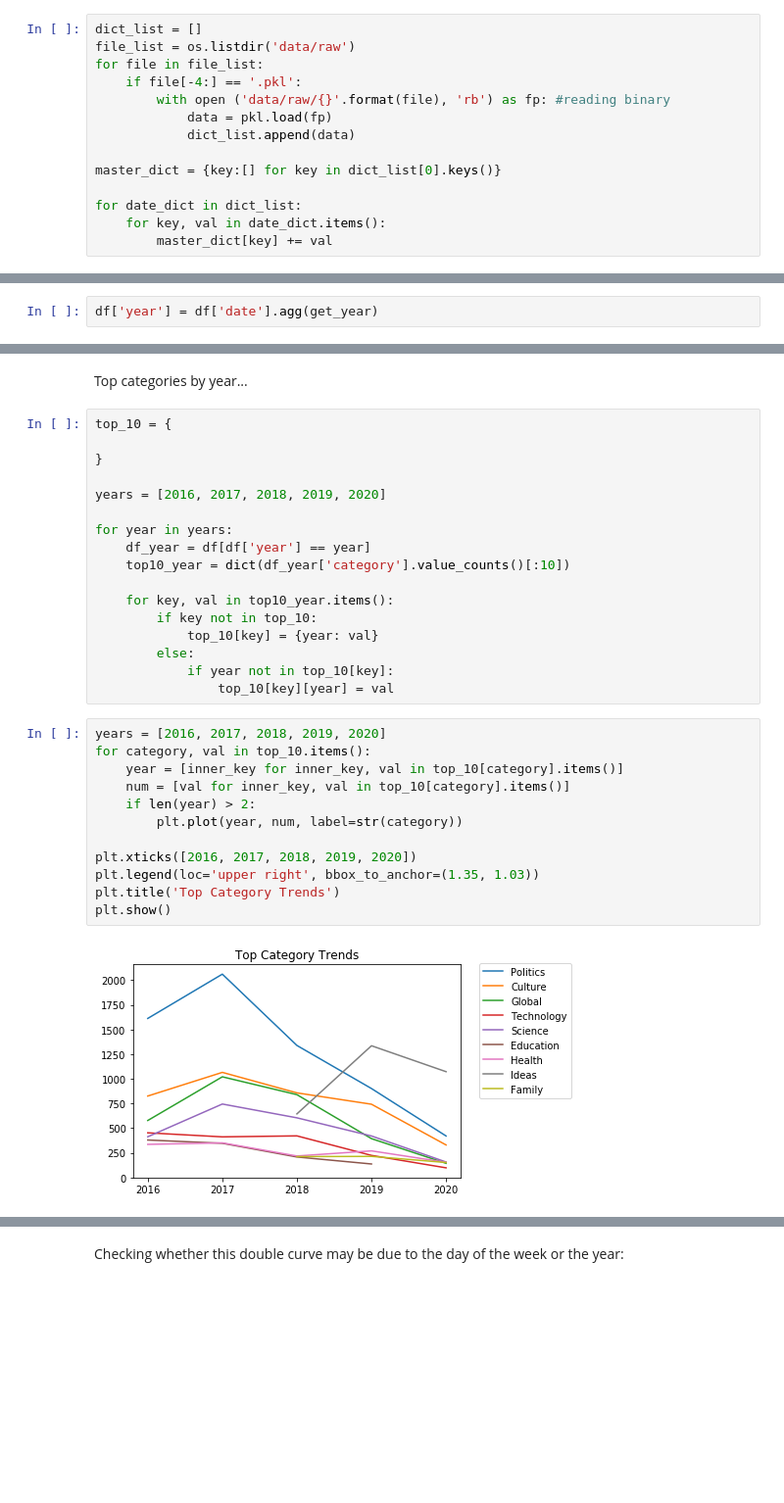
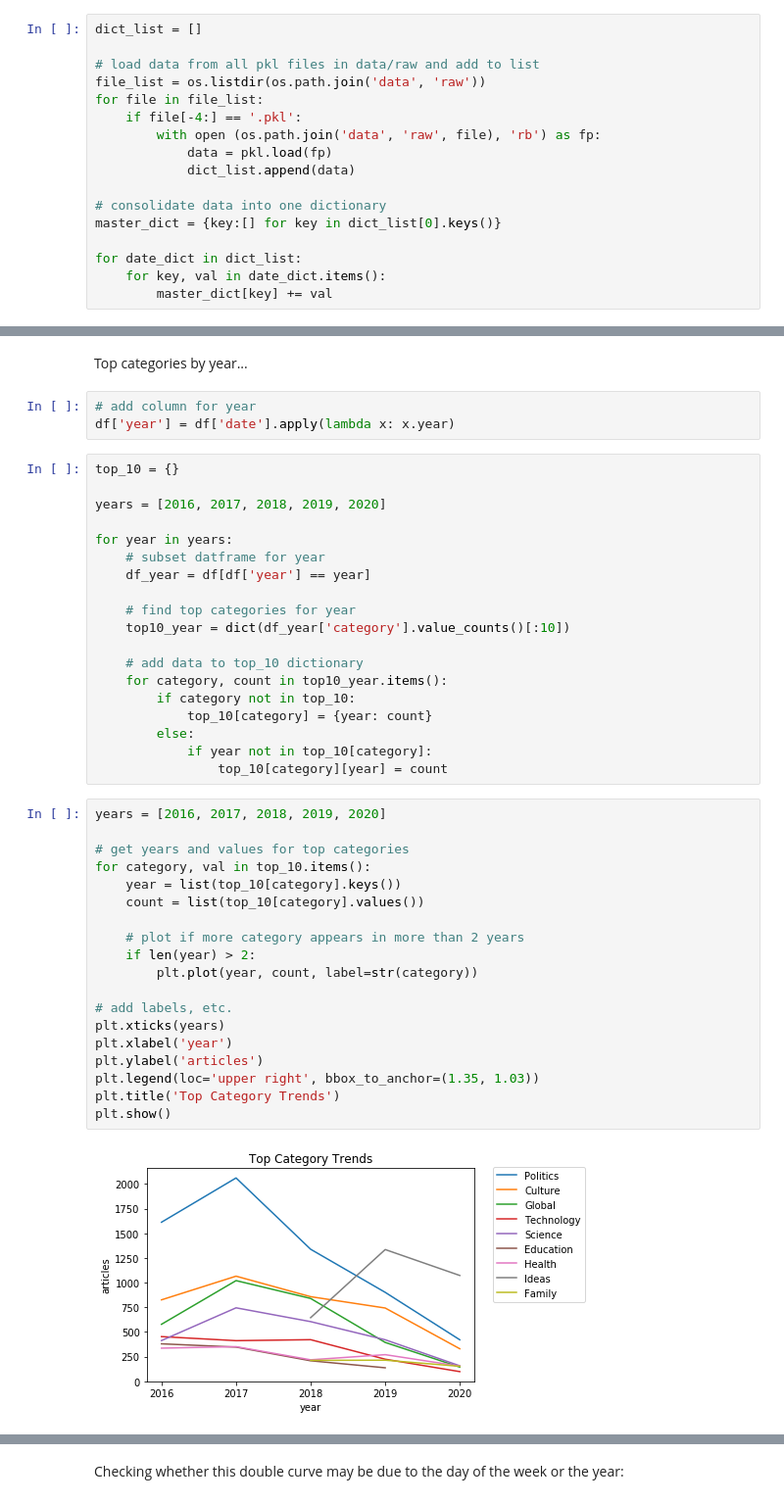
Before and after one commit to MNyikos/atlantic-analysis, a Jupyter notebook: 2.0_atlantic_eda_cleaning.ipynb, the cells around one changed output, grey strips where cells are left out. Shown at 98% size. Drawn from its saved outputs; the diff is of its cells as text; blank space fills up the shorter version.

```diff
--- a/2.0_atlantic_eda_cleaning.ipynb
+++ b/2.0_atlantic_eda_cleaning.ipynb
@@ -47,12 +31,15 @@ Loading pkl files and creating a DataFrame
 # %%
 dict_list = []
-file_list = os.listdir('data/raw')
+
+# load data from all pkl files in data/raw and add to list
+file_list = os.listdir(os.path.join('data', 'raw'))
 for file in file_list:
     if file[-4:] == '.pkl':
-        with open ('data/raw/{}'.format(file), 'rb') as fp: #reading binary
+        with open (os.path.join('data', 'raw', file), 'rb') as fp:
             data = pkl.load(fp)
             dict_list.append(data)
 
+# consolidate data into one dictionary
 master_dict = {key:[] for key in dict_list[0].keys()}
 
 for date_dict in dict_list:
@@ -63,5 +50,3 @@ df = pd.DataFrame(master_dict)
 df.shape
 # %% [output]
 (29990, 9)
-# %%
-df['year'] = df['date'].agg(get_year)
@@ -136,34 +120,46 @@ plt.show()
 [figure]
 # %% [markdown]
 Top categories by year...
+# %%
+# add column for year
+df['year'] = df['date'].apply(lambda x: x.year)
 # %%
-top_10 = {
-
-}
+top_10 = {}
 
 years = [2016, 2017, 2018, 2019, 2020]
 
 for year in years:
+    # subset datframe for year
     df_year = df[df['year'] == year]
+
+    # find top categories for year
     top10_year = dict(df_year['category'].value_counts()[:10])
 
-    for key, val in top10_year.items():
-        if key not in top_10:
-            top_10[key] = {year: val}
+    # add data to top_10 dictionary
+    for category, count in top10_year.items():
+        if category not in top_10:
+            top_10[category] = {year: count}
         else:
-            if year not in top_10[key]:
-                top_10[key][year] = val
+            if year not in top_10[category]:
+                top_10[category][year] = count
 # %%
 years = [2016, 2017, 2018, 2019, 2020]
+
+# get years and values for top categories
 for category, val in top_10.items():
-    year = [inner_key for inner_key, val in top_10[category].items()]
-    num = [val for inner_key, val in top_10[category].items()]
+    year = list(top_10[category].keys())
+    count = list(top_10[category].values())
+
+    # plot if more category appears in more than 2 years
     if len(year) > 2:
-        plt.plot(year, num, label=str(category))
+        plt.plot(year, count, label=str(category))
 
-plt.xticks([2016, 2017, 2018, 2019, 2020])
+# add labels, etc.
+plt.xticks(years)
+plt.xlabel('year')
+plt.ylabel('articles')
 plt.legend(loc='upper right', bbox_to_anchor=(1.35, 1.03))
 plt.title('Top Category Trends')
 plt.show()
 # %% [output]
-[figure, old version]
+[figure, new version]
```
Also changed, not shown: parts of 24 cells of this notebook, 3 other files.
